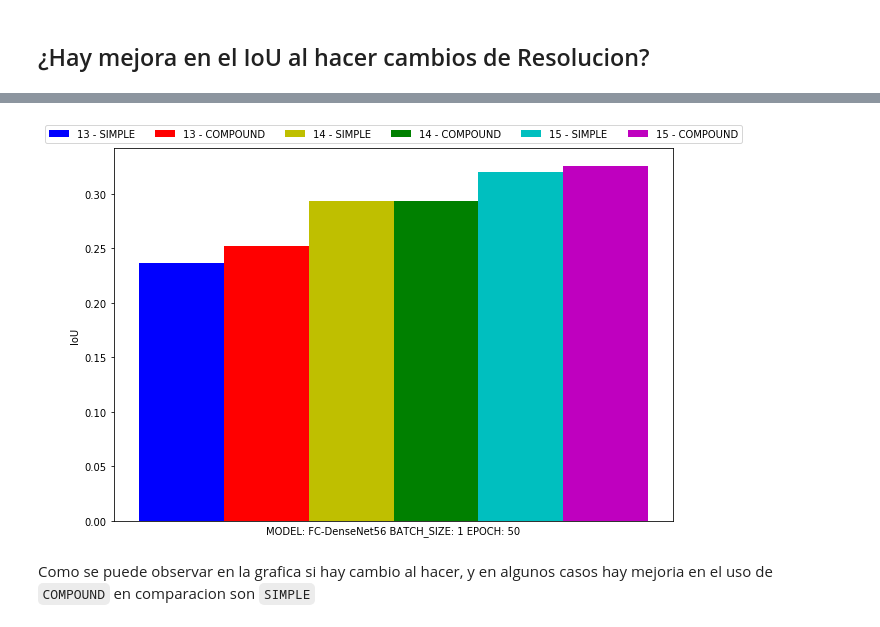
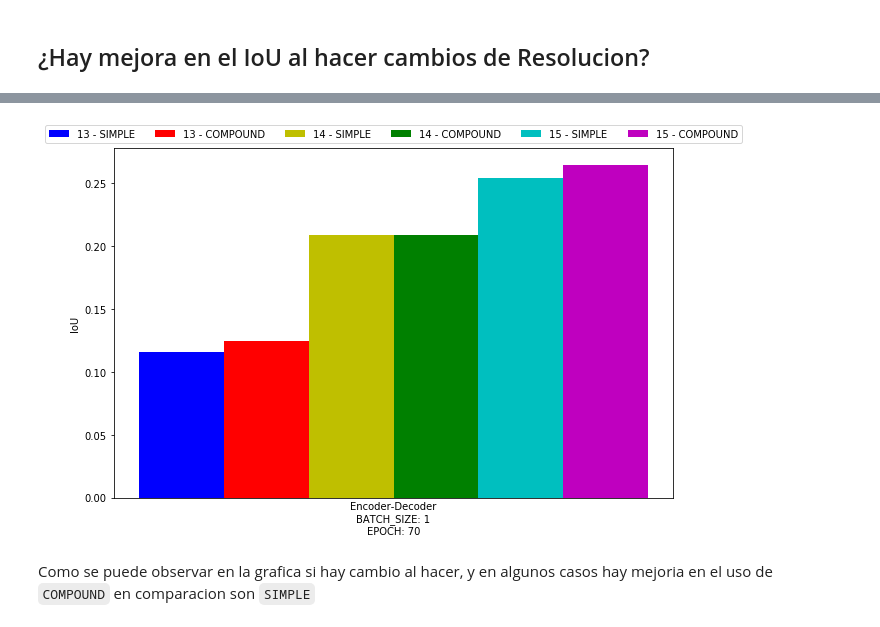
Before and after one commit to DaielChom/proyecto_uis, a Jupyter notebook: 07 - Presentación Resultados.ipynb, the cells around one changed output, grey strips where cells are left out. Saved outputs shown, nothing was run; the diff lists cells and outputs as text; code cells hidden in the pictures.

```diff
--- a/07 - Presentación Resultados.ipynb
+++ b/07 - Presentación Resultados.ipynb
@@ -122,9 +122,10 @@ def grafica(PRUEBA):
     plt.tight_layout()
 
     plt.show()
-# %%
-grafica(1)
-# %% [output]
-[figure, removed]
+# %%
+PRUEBA = 3
+grafica(PRUEBA)
+# %% [output]
+[figure, added]
 # %% [markdown]
 Como se puede observar en la grafica si hay cambio al hacer, y en algunos casos hay mejoria en el uso de `COMPOUND` en comparacion son `SIMPLE`
```
Also changed, not shown: parts of 11 cells of this notebook.
